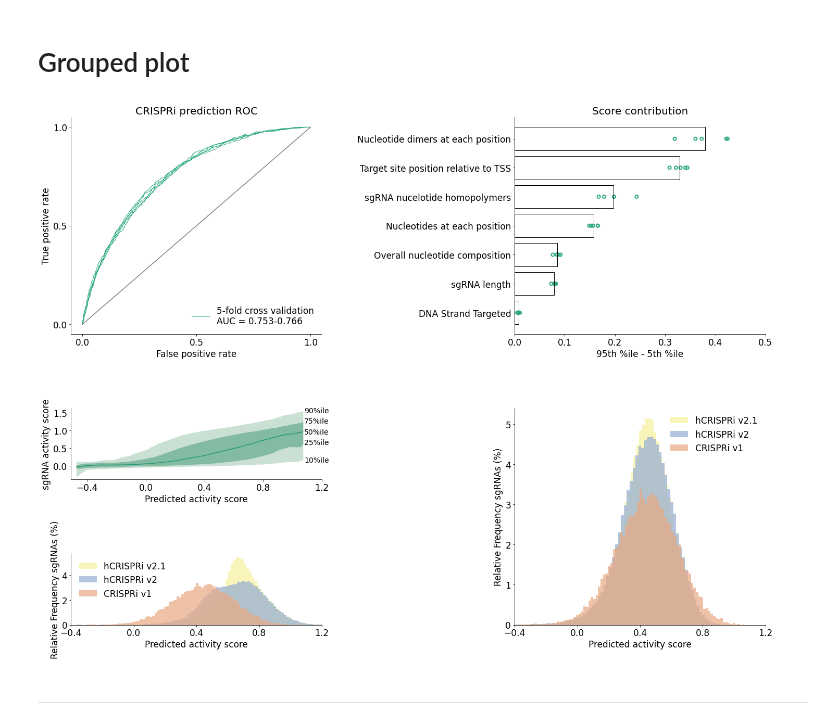
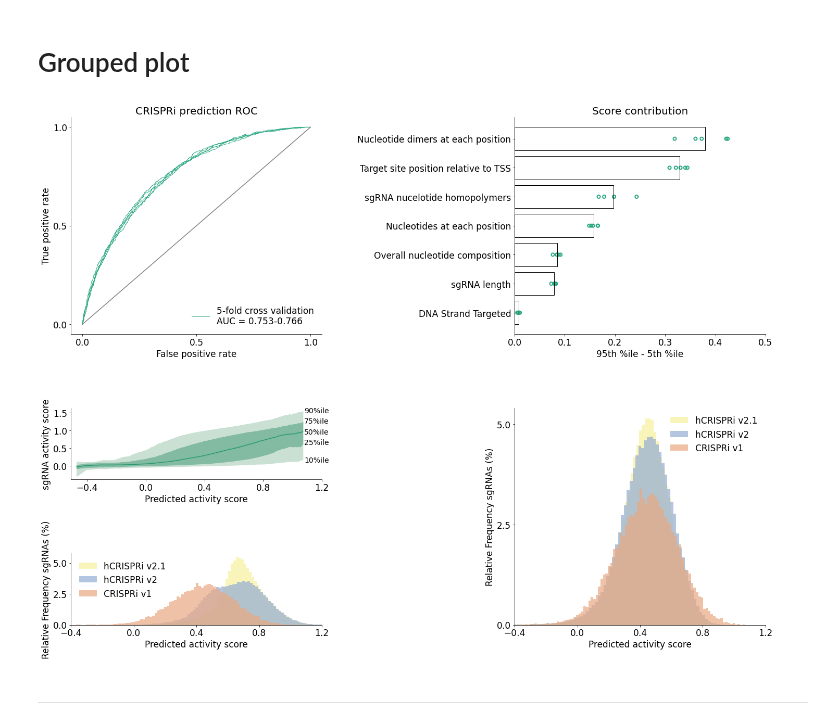
Before and after one commit to AnthonyHein/QCB455Project, a Jupyter notebook: Fitting.ipynb, the cells around one changed output. Saved outputs shown, nothing was run; the diff lists cells and outputs as text; code cells hidden in the pictures.

```diff
--- a/Fitting.ipynb
+++ b/Fitting.ipynb
@@ -700,6 +707,8 @@ their_hist_ax.hist(v1_scores, bins=100, color='#e9a982', alpha=0.7,
         weights=(np.zeros_like(v1_scores) + 1. / v1_scores.size) * 100,
         label="CRISPRi v1")
 
+their_hist_ax.set_yticks(np.array([0.0, 2.5, 5.0]))
+
 
 their_hist_ax.spines['top'].set_visible(False)
 their_hist_ax.spines['right'].set_visible(False)
@@ -725,6 +734,8 @@ our_hist_ax.hist(v2_scores_1, bins=100, color='#94add6', alpha=0.7,
 our_hist_ax.hist(v1_scores, bins=100, color='#e9a982', alpha=0.7,
         weights=(np.zeros_like(v1_scores) + 1. / v1_scores.size) * 100,
         label="CRISPRi v1")
+
+our_hist_ax.set_yticks(np.array([0.0, 2.5, 5.0]))
 
 our_hist_ax.spines['top'].set_visible(False)
 our_hist_ax.spines['right'].set_visible(False)
@@ -735,34 +746,34 @@ our_hist_ax.legend(frameon=False)
 
 pred_ax = fig.add_subplot(gs[2:3, 0:2])
 
 pred_ax.set_xlabel("Predicted activity score")
 pred_ax.set_ylabel("sgRNA activity score")
 
 pred_ax.set_xticks(np.array([-0.4, 0.0, 0.4, 0.8, 1.2]))
 pred_ax.set_xlim(-0.51, 1.2)
 
 pred_ax.set_yticks(np.array([0.0, 0.5, 1.0, 1.5]))
 
 pred_ax.plot(sorted_preds_scores, ile50, color="#279b73")
 pred_ax.fill_between(sorted_preds_scores, ile10, ile90, color="#c9e0d3")
 pred_ax.fill_between(sorted_preds_scores, ile25, ile75, color="#82baa2")
 
 pred_ax.text(1.08, 1.5, '90%ile', fontsize=14)
 pred_ax.text(1.08, 1.2, '75%ile', fontsize=14)
 pred_ax.text(1.08, 0.9, '50%ile', fontsize=14)
 pred_ax.text(1.08, 0.6, '25%ile', fontsize=14)
 pred_ax.text(1.08, 0.1, '10%ile', fontsize=14)
 
 pred_ax.spines['top'].set_visible(False)
 pred_ax.spines['right'].set_visible(False)
 
 
 fig.tight_layout(h_pad = 3, w_pad = 4)
 fig.savefig("Fig1")
 
 plt.show()
 # %% [output]
-[figure, old version]
+[figure, new version]
 # %%
 plt.rcParams.update({'font.size': 17})
 # %% [markdown]
```
Also changed, not shown: parts of 2 cells of this notebook, 11 other files.
